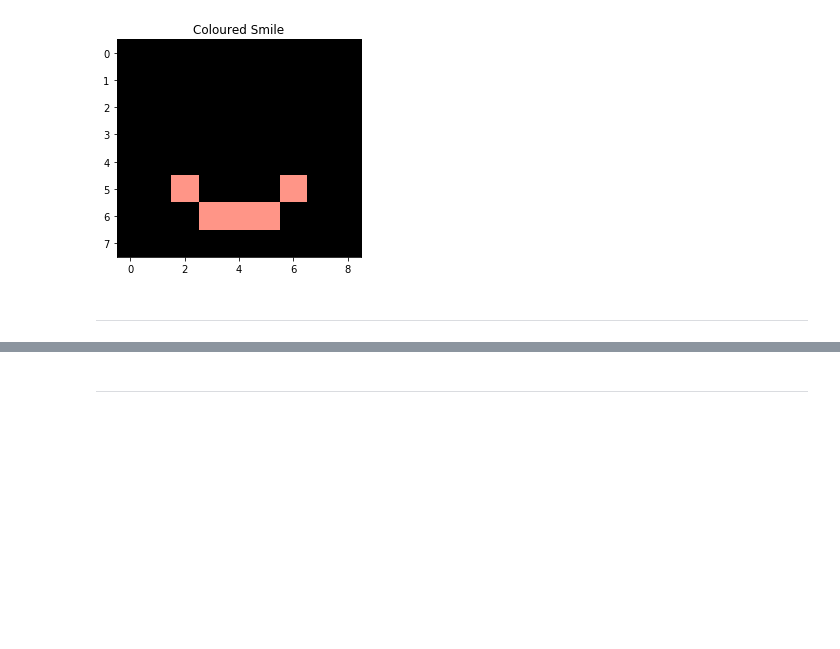
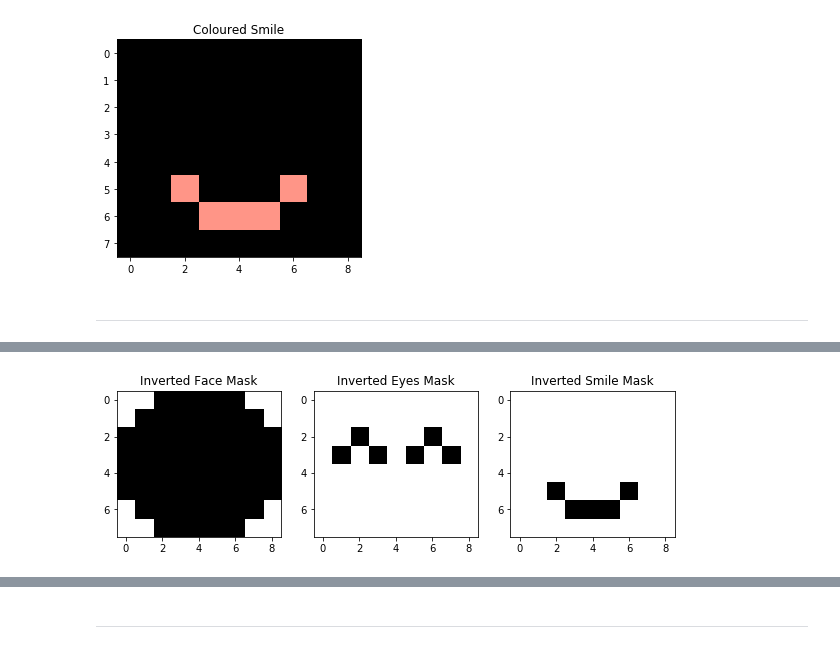
Before and after one commit to jonathanwvos/first_principles, a Jupyter notebook: Matrices.ipynb, the cells around one changed output, grey strips where cells are left out. Saved outputs shown, nothing was run; the diff lists cells and outputs as text; code cells hidden in the pictures; blank space fills up the shorter version.

```diff
--- a/Matrices.ipynb
+++ b/Matrices.ipynb
@@ -1062,0 +1061,26 @@ plt.show()
+# %%
+inv_ef_mask = cv2.bitwise_not(ef_mask)
+inv_ee_mask = cv2.bitwise_not(ee_mask)
+inv_es_mask = cv2.bitwise_not(es_mask)
+
+inv_ef_mask_3d = np.dstack((inv_ef_mask,inv_ef_mask,inv_ef_mask))
+inv_ee_mask_3d = np.dstack((inv_ee_mask,inv_ee_mask,inv_ee_mask))
+inv_es_mask_3d = np.dstack((inv_es_mask,inv_es_mask,inv_es_mask))
+
+fig = plt.figure(figsize=(10,10))
+
+fig.add_subplot(1,3,1)
+plt.title('Inverted Face Mask')
+plt.imshow(inv_ef_mask_3d)
+
+fig.add_subplot(1,3,2)
+plt.title('Inverted Eyes Mask')
+plt.imshow(inv_ee_mask_3d)
+
+fig.add_subplot(1,3,3)
+plt.title('Inverted Smile Mask')
+plt.imshow(inv_es_mask_3d)
+
+plt.show()
+# %% [output]
+[figure, added]
```
Also changed, not shown: parts of 17 cells of this notebook.
